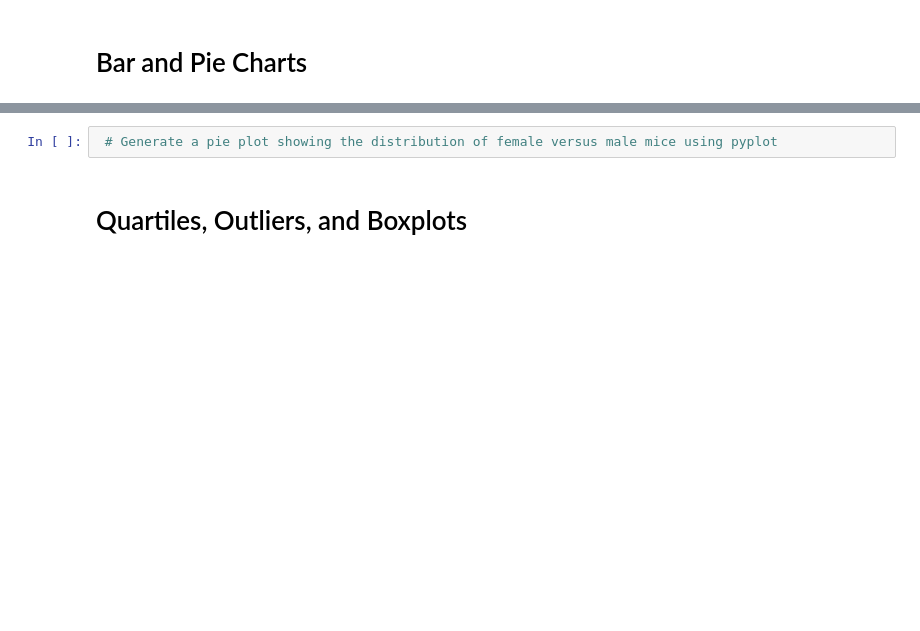
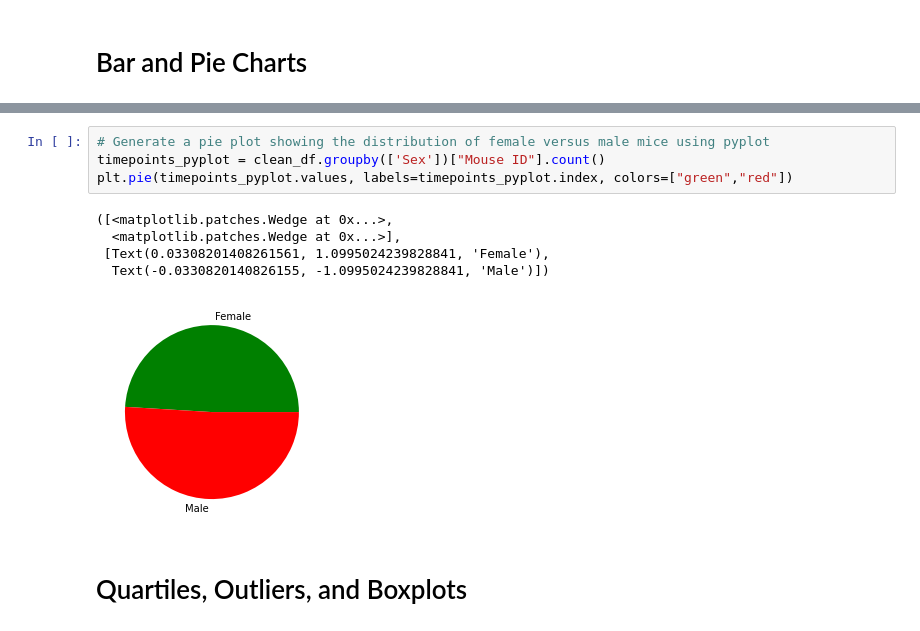
Before and after one commit to sdruiz79/Pymaceuticals_starter, a Jupyter notebook: Pymaceuticals_Starter/Pymaceaticals_Starter.ipynb, the cells around one changed output, grey strips where cells are left out. Drawn from its saved outputs; the diff is of its cells as text; blank space fills up the shorter version.

```diff
--- a/Pymaceuticals_Starter/Pymaceaticals_Starter.ipynb
+++ b/Pymaceuticals_Starter/Pymaceaticals_Starter.ipynb
@@ -153,5 +217,13 @@ count_chart = drug_group_count.pyplot(kind='bar', title="Count of data points fo
 # %%
- # Generate a pie plot showing the distribution of female versus male mice using pyplot
+# Generate a pie plot showing the distribution of female versus male mice using pyplot
+timepoints_pyplot = clean_df.groupby(['Sex'])["Mouse ID"].count()
+plt.pie(timepoints_pyplot.values, labels=timepoints_pyplot.index, colors=["green","red"])
+# %% [output]
+([<matplotlib.patches.Wedge at 0x...>,
+  <matplotlib.patches.Wedge at 0x...>],
+ [Text(0.03308201408261561, 1.0995024239828841, 'Female'),
+  Text(-0.0330820140826155, -1.0995024239828841, 'Male')])
+[figure, added]
 # %% [markdown]
 # Quartiles, Outliers, and Boxplots
 # %%
```
Also changed, not shown: parts of 8 cells of this notebook.
